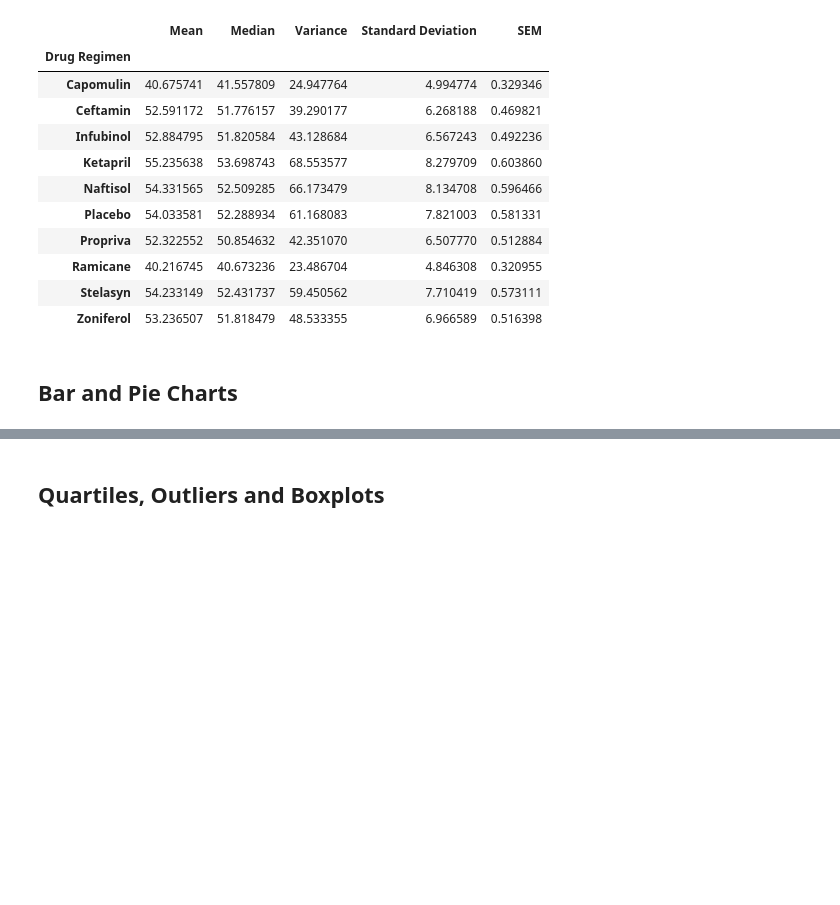
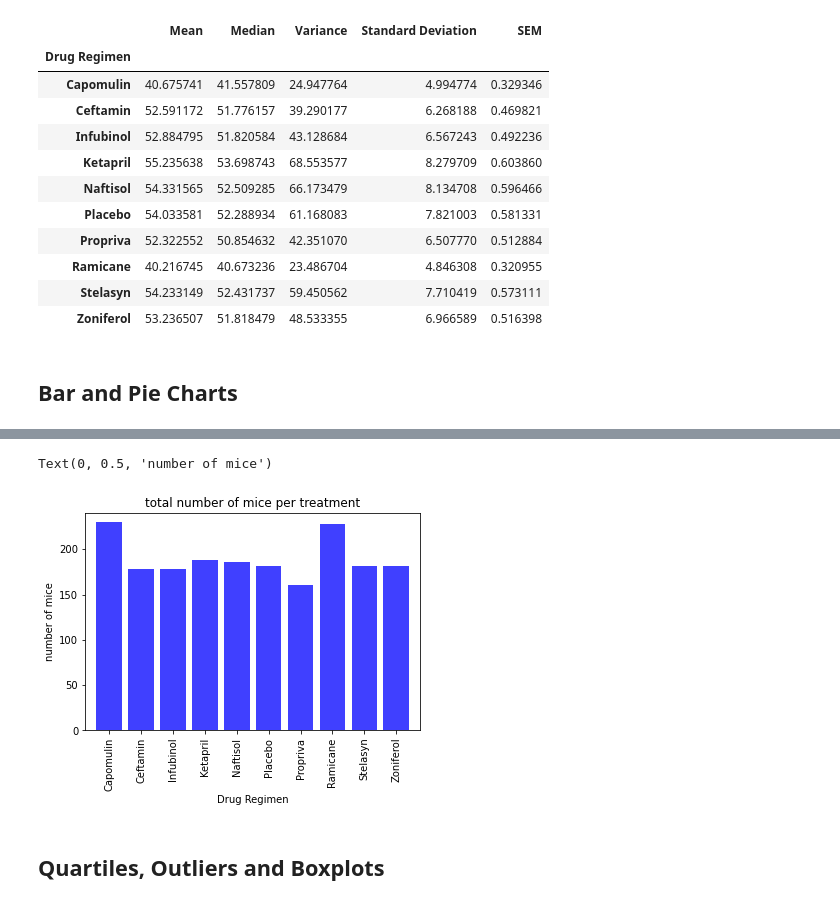
Before and after one commit to roz0716/matplotlib-challenge, a Jupyter notebook: Pymaceuticals/pymaceuticals_starter.ipynb, the cells around one changed output, grey strips where cells are left out. Cells and saved outputs as stored; diff of their text form; code cells hidden in the pictures; blank space fills up the shorter version.

```diff
--- a/Pymaceuticals/pymaceuticals_starter.ipynb
+++ b/Pymaceuticals/pymaceuticals_starter.ipynb
@@ -80,3 +96,27 @@ summary_stats
+# %%
+# Generate a bar plot showing the total number of mice for each treatment throughout the course of the study using pyplot.
+
+#Create list with total number of mice per drug regimen
+points = [230, 178, 178, 188, 186, 181, 161, 228, 181, 182]
+
+#Set the x_axis to be the amount of the Data Regimen
+x_axis = np.arange(len(regimen_data_points))
+
+plt.bar(x_axis, points, color='b', alpha=0.75, align='center')
+
+tick_locations = [value for value in x_axis]
+plt.xticks(tick_locations, ['Capomulin', 'Ceftamin', 'Infubinol', 'Ketapril', 'Naftisol', 'Placebo', 'Propriva', 'Ramicane', 'Stelasyn', 'Zoniferol'],  rotation='vertical')
+
+plt.xlim(-0.75, len(x_axis)-0.25)
+
+plt.ylim(0, max(points)+10)
+
+plt.title("total number of mice per treatment")
+plt.xlabel("Drug Regimen")
+plt.ylabel("number of mice")
+# %% [output]
+Text(0, 0.5, 'number of mice')
+[figure, added]
 # %%
 # Generate a pie plot showing the distribution of female versus male mice using pandas
 # %%
```
Also changed, not shown: parts of 3 cells of this notebook.
